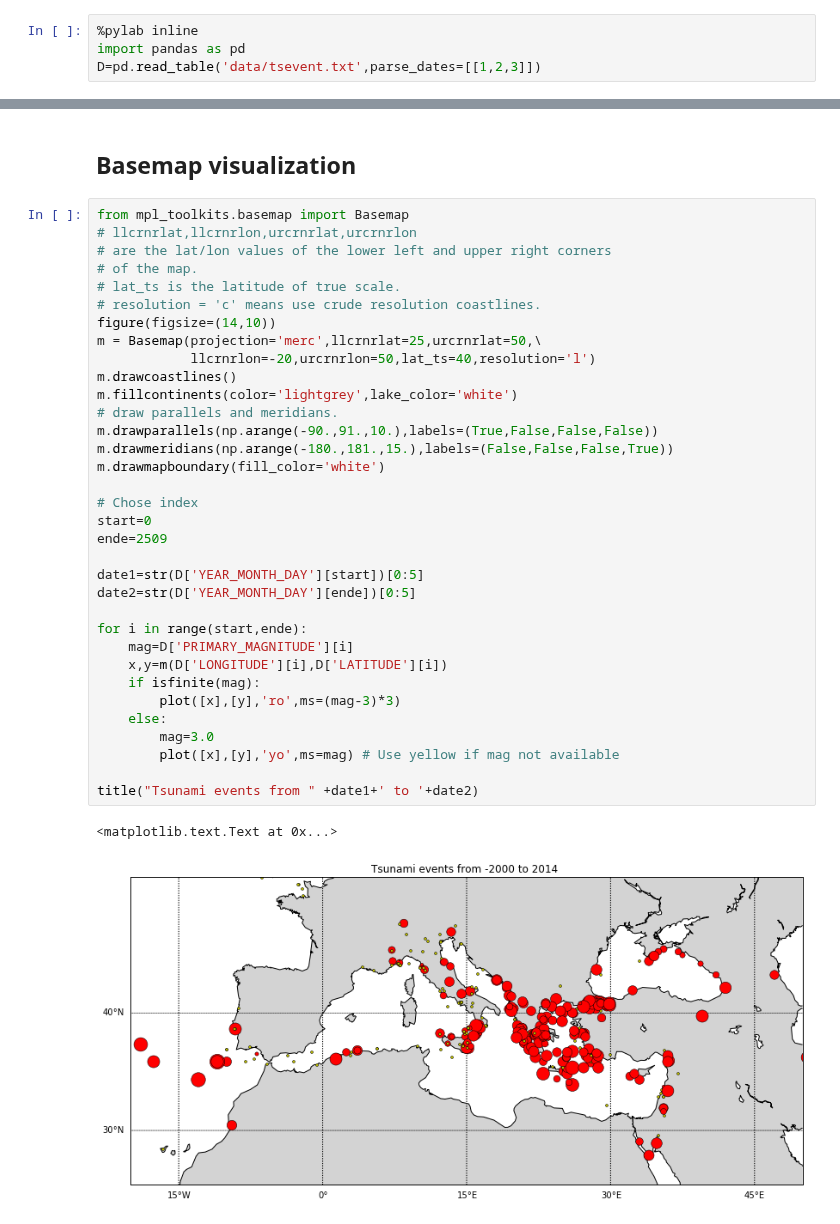
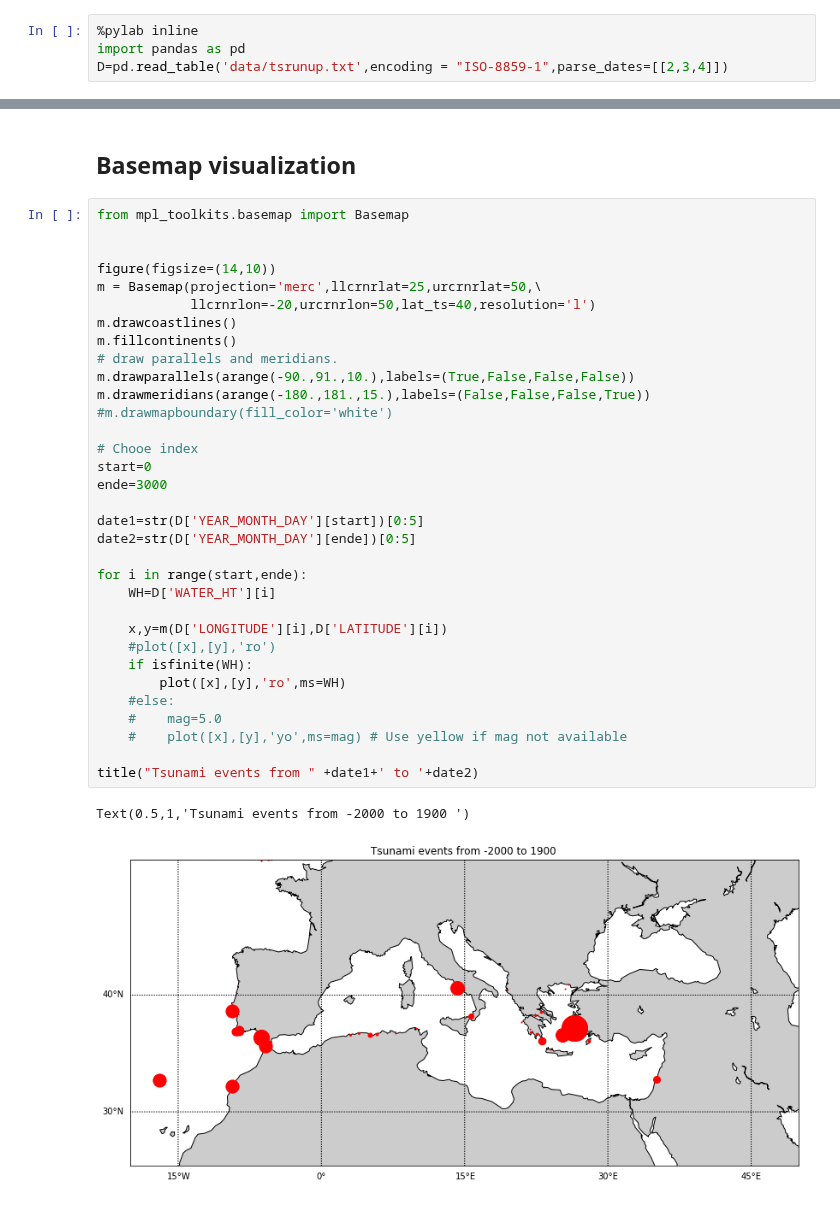
Before and after one commit to LarsKaleschke/Python-Course, a Jupyter notebook: Tsunami.ipynb, the cells around one changed output, grey strips where cells are left out. Saved outputs shown, nothing was run; the diff lists cells and outputs as text.

```diff
--- a/Tsunami.ipynb
+++ b/Tsunami.ipynb
@@ -8,6 +8,6 @@ http://www.ngdc.noaa.gov/hazard/tsu_db.shtml
 # %%
 %pylab inline
 import pandas as pd
-D=pd.read_table('data/tsevent.txt',parse_dates=[[1,2,3]])
+D=pd.read_table('data/tsrunup.txt',encoding = "ISO-8859-1",parse_dates=[[2,3,4]])
 # %% [output]
 Populating the interactive namespace from numpy and matplotlib
@@ -42,38 +28,37 @@ res=interact(plot_slice,start=(0,L,1),ende=(0,L,1))
 ## Basemap visualization
 # %%
 from mpl_toolkits.basemap import Basemap
-# llcrnrlat,llcrnrlon,urcrnrlat,urcrnrlon
-# are the lat/lon values of the lower left and upper right corners
-# of the map.
-# lat_ts is the latitude of true scale.
-# resolution = 'c' means use crude resolution coastlines.
+
+
 figure(figsize=(14,10))
 m = Basemap(projection='merc',llcrnrlat=25,urcrnrlat=50,\
             llcrnrlon=-20,urcrnrlon=50,lat_ts=40,resolution='l')
 m.drawcoastlines()
-m.fillcontinents(color='lightgrey',lake_color='white')
+m.fillcontinents()
 # draw parallels and meridians.
-m.drawparallels(np.arange(-90.,91.,10.),labels=(True,False,False,False))
-m.drawmeridians(np.arange(-180.,181.,15.),labels=(False,False,False,True))
-m.drawmapboundary(fill_color='white')
+m.drawparallels(arange(-90.,91.,10.),labels=(True,False,False,False))
+m.drawmeridians(arange(-180.,181.,15.),labels=(False,False,False,True))
+#m.drawmapboundary(fill_color='white')
 
-# Chose index
+# Chooe index
 start=0
-ende=2509
+ende=3000
 
 date1=str(D['YEAR_MONTH_DAY'][start])[0:5]
 date2=str(D['YEAR_MONTH_DAY'][ende])[0:5]
 
 for i in range(start,ende):
-    mag=D['PRIMARY_MAGNITUDE'][i]
+    WH=D['WATER_HT'][i]
+
     x,y=m(D['LONGITUDE'][i],D['LATITUDE'][i])
-    if isfinite(mag):
-        plot([x],[y],'ro',ms=(mag-3)*3)
-    else:
-        mag=3.0
-        plot([x],[y],'yo',ms=mag) # Use yellow if mag not available
+    #plot([x],[y],'ro')
+    if isfinite(WH):
+        plot([x],[y],'ro',ms=WH)
+    #else:
+    #    mag=5.0
+    #    plot([x],[y],'yo',ms=mag) # Use yellow if mag not available
 
 title("Tsunami events from " +date1+' to '+date2)
 # %% [output]
-<matplotlib.text.Text at 0x...>
+Text(0.5,1,'Tsunami events from -2000 to 1900 ')
-[figure, old version]
+[figure, new version]
```
Also changed, not shown: parts of 5 cells of this notebook, 8 other files.
